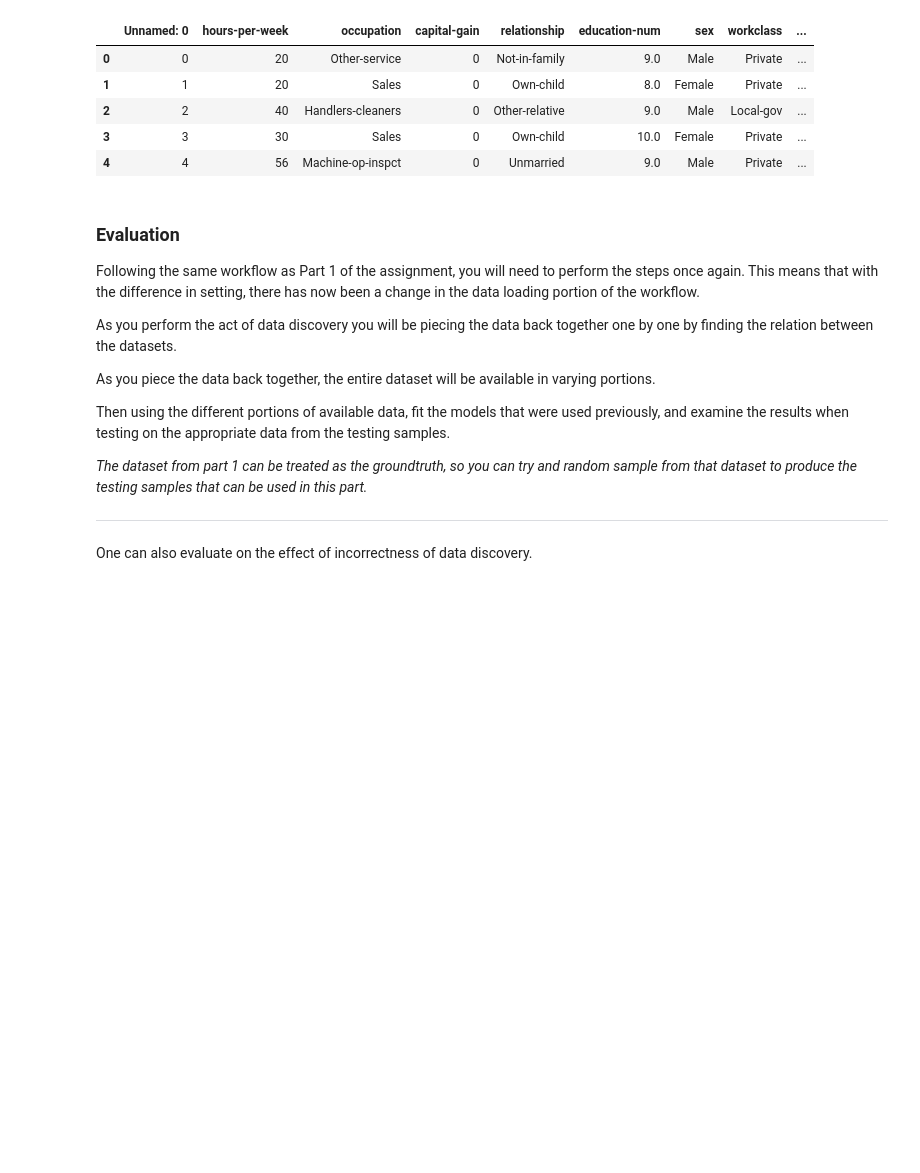
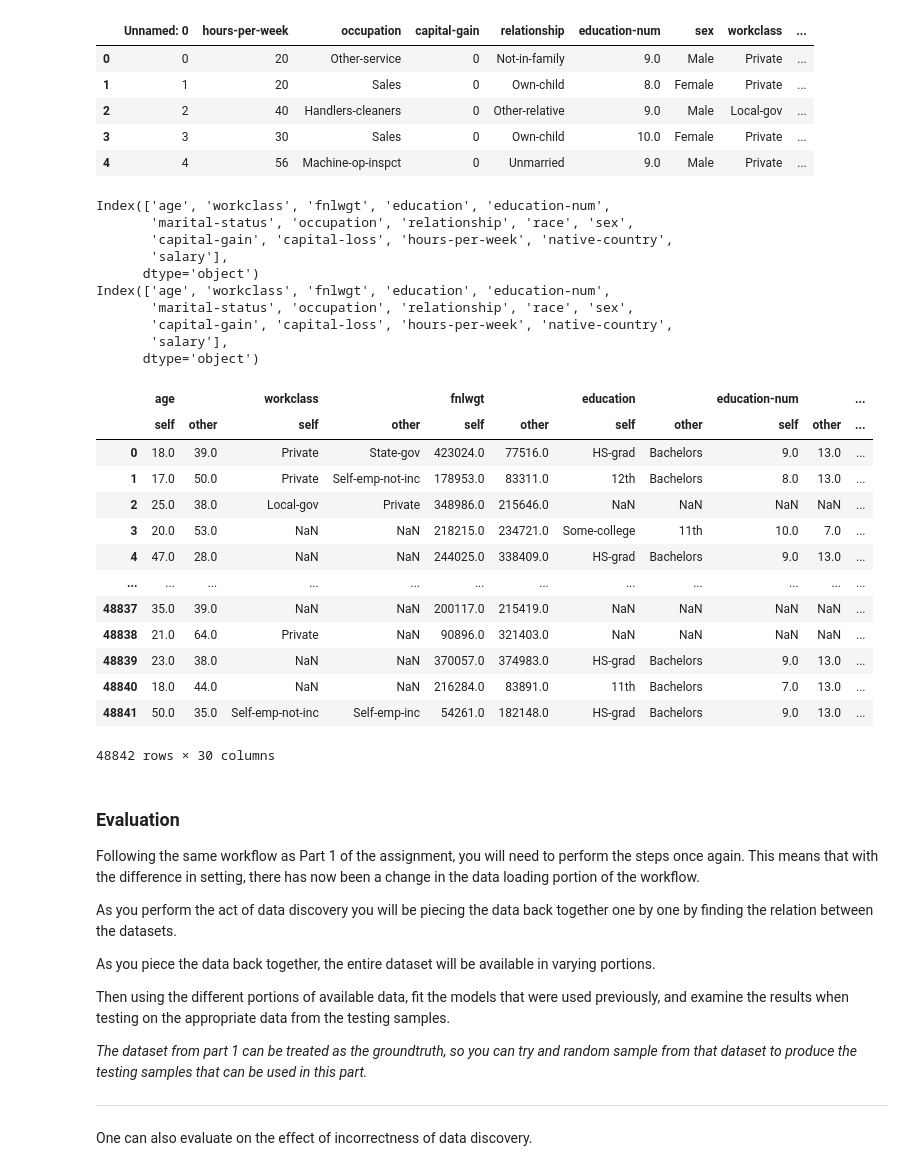
Before and after one commit to dylanrd/Data_engineering, a Jupyter notebook: Assignment_part1 V2 (1).ipynb, the cells around one changed output. Cells and saved outputs as stored; diff of their text form; code cells hidden in the pictures; blank space fills up the shorter version.

Commit message:
Attempt to compare dbs

```diff
--- a/Assignment_part1 V2 (1).ipynb
+++ b/Assignment_part1 V2 (1).ipynb
@@ -641,3 +635,49 @@ ds_combined.head()
+# %%
+## Do some testing using different degrees of relations on the downstream task.
+##
+
+fullDatasets = pd.read_csv("adult.csv")
+ds_combined_copy = ds_combined.copy(deep=True)
+drop_list = list(fullDatasets.columns.union(ds_combined_copy.columns))
+for columny in fullDatasets.columns.intersection(ds_combined_copy.columns):
+    drop_list.remove(columny)
+for dropy in drop_list:
+    if dropy in fullDatasets.columns:
+        fullDatasets.drop(dropy, axis=1, inplace=True)
+    elif dropy in ds_combined_copy.columns:
+        ds_combined_copy.drop(dropy, axis=1, inplace=True)
+ds_combined_copy = ds_combined_copy[fullDatasets.columns]
+ds_combined_copy = ds_combined_copy.reset_index(drop=True)
+fullDatasets = fullDatasets.reset_index(drop=True)
+
+print(fullDatasets.columns)
+print(ds_combined_copy.columns)
+ds_combined_copy.compare(fullDatasets)
+# %% [output]
+Index(['age', 'workclass', 'fnlwgt', 'education', 'education-num',
+       'marital-status', 'occupation', 'relationship', 'race', 'sex',
+       'capital-gain', 'capital-loss', 'hours-per-week', 'native-country',
+       'salary'],
+      dtype='object')
+Index(['age', 'workclass', 'fnlwgt', 'education', 'education-num',
+       'marital-status', 'occupation', 'relationship', 'race', 'sex',
+       'capital-gain', 'capital-loss', 'hours-per-week', 'native-country',
+       'salary'],
+      dtype='object')
+|  | age |  | workclass |  | fnlwgt |  | education |  | education-num |  | ... |
+|  | self | other | self | other | self | other | self | other | self | other | ... |
+| 0 | 18.0 | 39.0 | Private | State-gov | 423024.0 | 77516.0 | HS-grad | Bachelors | 9.0 | 13.0 | ... |
+| 1 | 17.0 | 50.0 | Private | Self-emp-not-inc | 178953.0 | 83311.0 | 12th | Bachelors | 8.0 | 13.0 | ... |
+| 2 | 25.0 | 38.0 | Local-gov | Private | 348986.0 | 215646.0 | NaN | NaN | NaN | NaN | ... |
+| 3 | 20.0 | 53.0 | NaN | NaN | 218215.0 | 234721.0 | Some-college | 11th | 10.0 | 7.0 | ... |
+| 4 | 47.0 | 28.0 | NaN | NaN | 244025.0 | 338409.0 | HS-grad | Bachelors | 9.0 | 13.0 | ... |
+| ... | ... | ... | ... | ... | ... | ... | ... | ... | ... | ... | ... |
+| 48837 | 35.0 | 39.0 | NaN | NaN | 200117.0 | 215419.0 | NaN | NaN | NaN | NaN | ... |
+| 48838 | 21.0 | 64.0 | Private | NaN | 90896.0 | 321403.0 | NaN | NaN | NaN | NaN | ... |
+| 48839 | 23.0 | 38.0 | NaN | NaN | 370057.0 | 374983.0 | HS-grad | Bachelors | 9.0 | 13.0 | ... |
+| 48840 | 18.0 | 44.0 | NaN | NaN | 216284.0 | 83891.0 | 11th | Bachelors | 7.0 | 13.0 | ... |
+| 48841 | 50.0 | 35.0 | Self-emp-not-inc | Self-emp-inc | 54261.0 | 182148.0 | HS-grad | Bachelors | 9.0 | 13.0 | ... |
+48842 rows × 30 columns
 # %% [markdown]
 ### Evaluation
 
```
Also changed, not shown: parts of 1 cell of this notebook.
